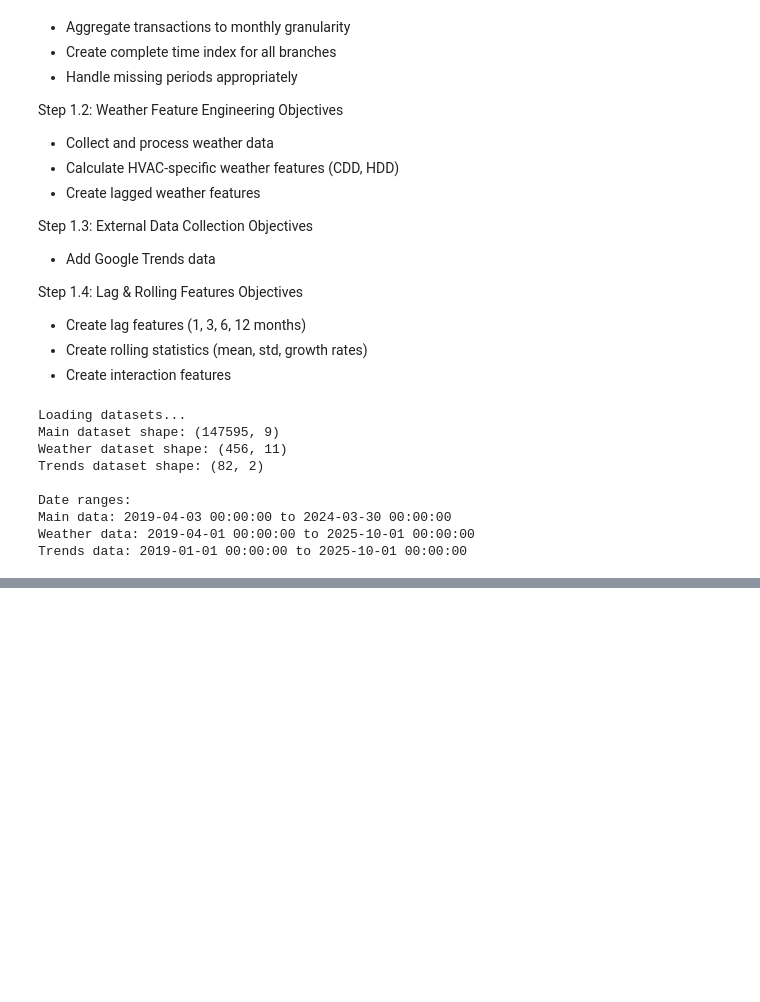
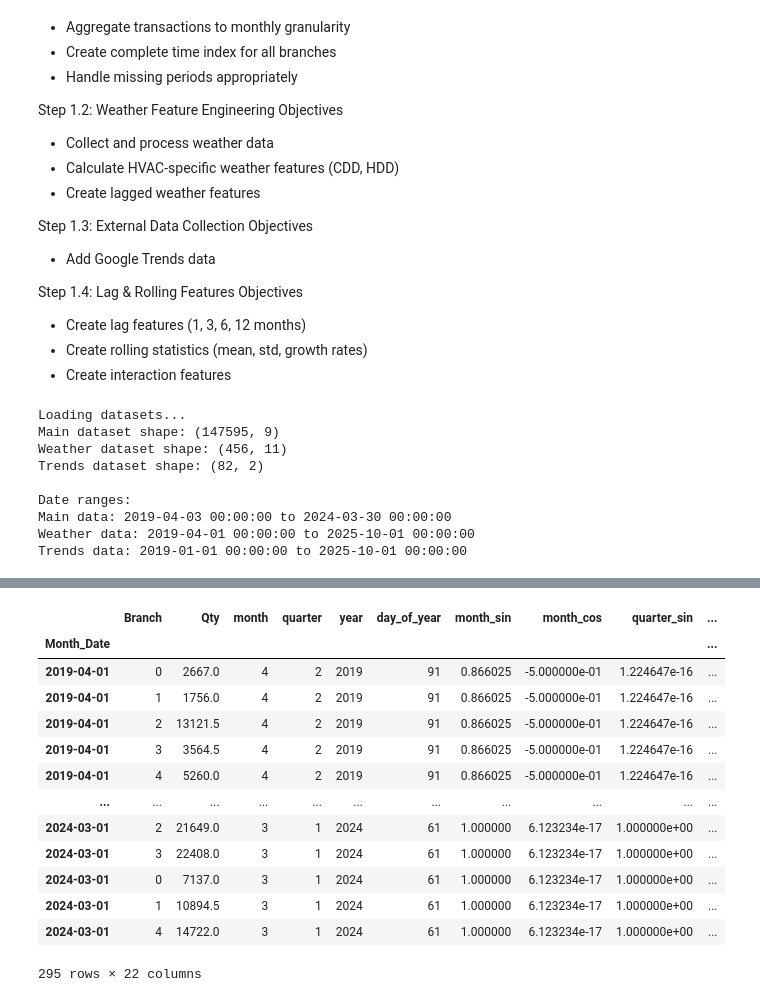
Before and after one commit to thesloppyguy/project_future_projection, a Jupyter notebook: rnd/Notebooks/Feature_Engineering.ipynb, the cells around one changed output, grey strips where cells are left out. Drawn from its saved outputs; the diff is of its cells as text; code cells hidden in the pictures; blank space fills up the shorter version.

```diff
--- a/rnd/Notebooks/Feature_Engineering.ipynb
+++ b/rnd/Notebooks/Feature_Engineering.ipynb
@@ -46,6 +46,7 @@ print(f"Trends dataset shape: {trends_df.shape}")
 
 # Convert date columns
 main_df['Date'] = pd.to_datetime(main_df['Date'])
+main_df = main_df[['Date', 'Branch', 'Segment', 'Rating', 'Tonnage', 'Qty', 'Year', 'Month', 'Week']]
 weather_df['Date'] = pd.to_datetime(weather_df['Date'])
 trends_df['Month'] = pd.to_datetime(trends_df['Month'])
 
@@ -937,0 +129,37 @@ print(f"   Saved to: ../data/engineered_dataset.csv")
+# %%
+# Create time series features for machine learning
+def create_time_features(df):
+    """Create time-based features for machine learning"""
+    features_df = df.copy()
+
+    # Time-based features
+    features_df['month'] = features_df.index.month
+    features_df['quarter'] = features_df.index.quarter
+    features_df['year'] = features_df.index.year
+    features_df['day_of_year'] = features_df.index.dayofyear
+
+    # Cyclical features (sin/cos encoding)
+    features_df['month_sin'] = np.sin(2 * np.pi * features_df['month'] / 12)
+    features_df['month_cos'] = np.cos(2 * np.pi * features_df['month'] / 12)
+    features_df['quarter_sin'] = np.sin(2 * np.pi * features_df['quarter'] / 4)
+    features_df['quarter_cos'] = np.cos(2 * np.pi * features_df['quarter'] / 4)
+
+    # Lag features (previous months' sales)
+    for lag in [1, 2, 3, 6, 12]:
+        features_df[f'lag_{lag}'] = features_df['Qty'].shift(lag)
+
+    # Rolling statistics (moving averages)
+    for window in [3, 6, 12]:
+        features_df[f'rolling_mean_{window}'] = features_df['Qty'].shift(1).rolling(window=window).mean()
+        features_df[f'rolling_std_{window}'] = features_df['Qty'].shift(1).rolling(window=window).std()
+
+    # Trend feature (time since start)
+    features_df['time_trend'] = np.arange(len(features_df))
+
+    return features_df
+
+# Create features
+monthly_features = create_time_features(monthly_sales_ts)
+print("Time series features created:")
+print(monthly_features.head(10))
+print(f"\nFeature columns: {list(monthly_features.columns)}")
@@ -937,0 +196,17 @@ print(f"   Saved to: ../data/engineered_dataset.csv")
+# %%
+monthly_features
+# %% [output]
+|  | Branch | Qty | month | quarter | year | day_of_year | month_sin | month_cos | quarter_sin | ... |
+| Month_Date |  |  |  |  |  |  |  |  |  | ... |
+| 2019-04-01 | 0 | 2667.0 | 4 | 2 | 2019 | 91 | 0.866025 | -5.000000e-01 | 1.224647e-16 | ... |
+| 2019-04-01 | 1 | 1756.0 | 4 | 2 | 2019 | 91 | 0.866025 | -5.000000e-01 | 1.224647e-16 | ... |
+| 2019-04-01 | 2 | 13121.5 | 4 | 2 | 2019 | 91 | 0.866025 | -5.000000e-01 | 1.224647e-16 | ... |
+| 2019-04-01 | 3 | 3564.5 | 4 | 2 | 2019 | 91 | 0.866025 | -5.000000e-01 | 1.224647e-16 | ... |
+| 2019-04-01 | 4 | 5260.0 | 4 | 2 | 2019 | 91 | 0.866025 | -5.000000e-01 | 1.224647e-16 | ... |
+| ... | ... | ... | ... | ... | ... | ... | ... | ... | ... | ... |
+| 2024-03-01 | 2 | 21649.0 | 3 | 1 | 2024 | 61 | 1.000000 | 6.123234e-17 | 1.000000e+00 | ... |
+| 2024-03-01 | 3 | 22408.0 | 3 | 1 | 2024 | 61 | 1.000000 | 6.123234e-17 | 1.000000e+00 | ... |
+| 2024-03-01 | 0 | 7137.0 | 3 | 1 | 2024 | 61 | 1.000000 | 6.123234e-17 | 1.000000e+00 | ... |
+| 2024-03-01 | 1 | 10894.5 | 3 | 1 | 2024 | 61 | 1.000000 | 6.123234e-17 | 1.000000e+00 | ... |
+| 2024-03-01 | 4 | 14722.0 | 3 | 1 | 2024 | 61 | 1.000000 | 6.123234e-17 | 1.000000e+00 | ... |
+295 rows × 22 columns
```
Also changed, not shown: parts of 26 cells of this notebook, 8 other files.
